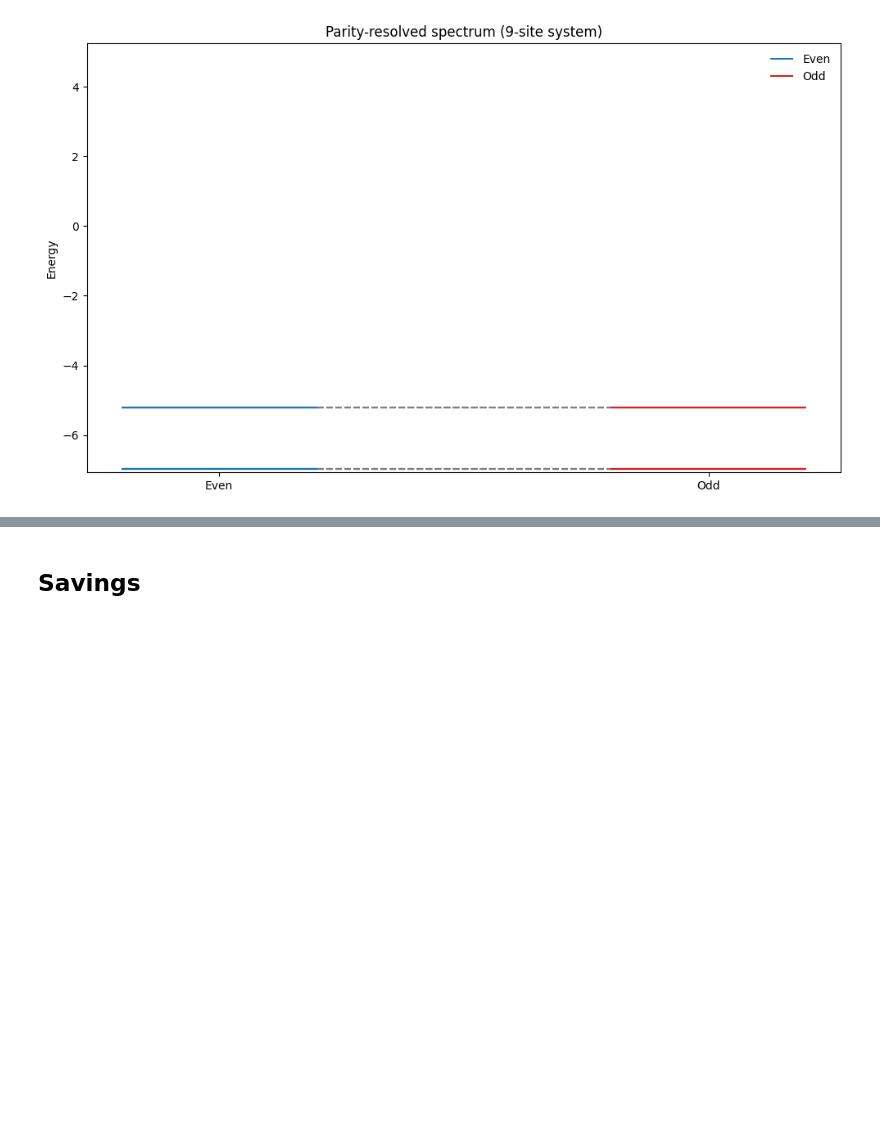
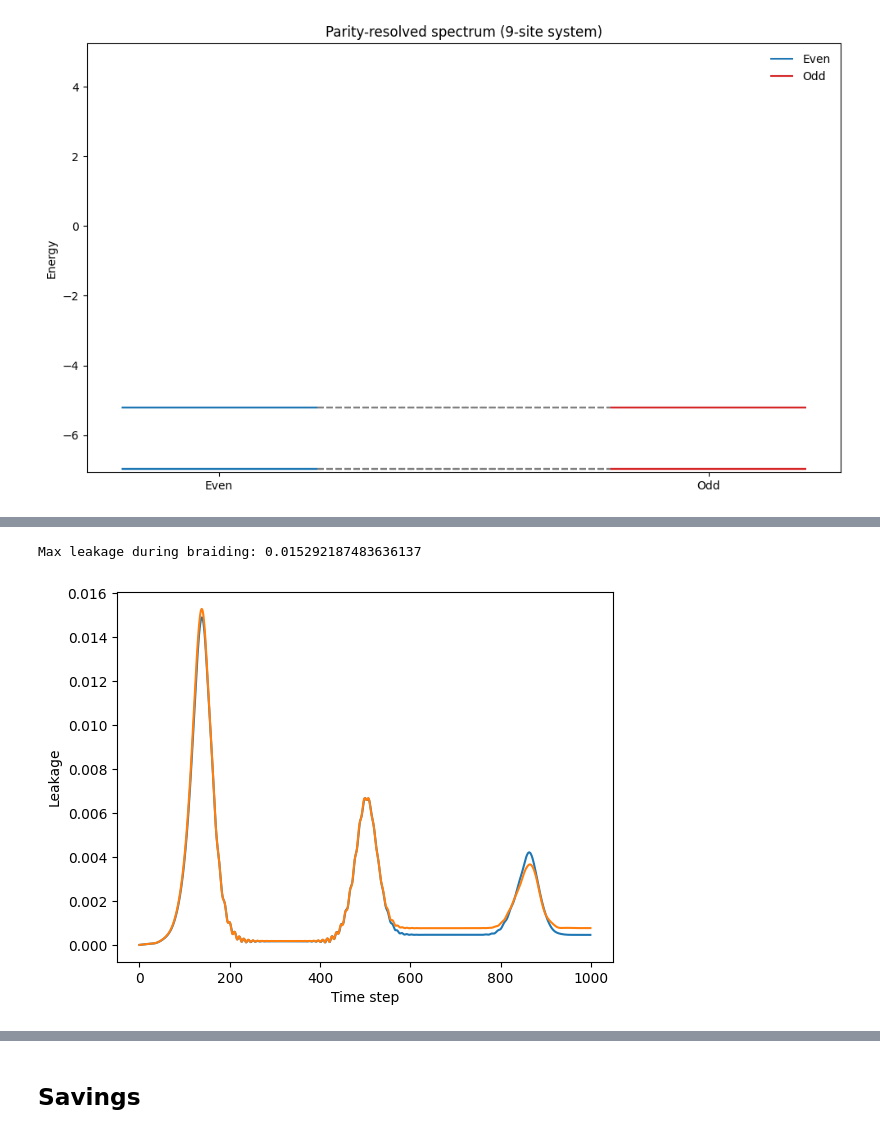
Before and after one commit to hishemok/MasterThesis, a Jupyter notebook: src/braiding/braiding.ipynb, the cells around one changed output, grey strips where cells are left out. Saved outputs shown, nothing was run; the diff lists cells and outputs as text; code cells hidden in the pictures; blank space fills up the shorter version.

Commit message:
we did a braiding modasoka

```diff
--- a/src/braiding/braiding.ipynb
+++ b/src/braiding/braiding.ipynb
@@ -652,10 +527,0 @@ def time_evolution(Total_time, n_steps, params, t_coup_max, Delta_coup_max, eps_
-# %%
-T_total = 300
-n_steps = 1000
-t_coup_max = 1#t_couple[0]/10
-Delta_coup_max = 1#delta_couple[0]/10
-eps_detune_max = 1.1
-lower_bound = 8
-
-
-eigvals, eigvecs, time_array, coupling_pulses = time_evolution(T_total, n_steps, pars, t_coup_max, Delta_coup_max, eps_detune_max, operators, lower_bound=lower_bound)
@@ -902,0 +528,59 @@ Target eigenphases: [-0.78493938 -0.78493938 -0.78487526 -0.78487526  0.78483829
+# %%
+from scipy.linalg import expm
+import numpy as np
+
+def check_adiabatic_leakage(time_array,eigvals,eigvecs,cutoff):
+    """
+    Checks leakage out of instantaneous ground space.
+
+    Returns:
+        leakages[t, a] = leakage of initial ground state a at time t
+    """
+
+    dt = time_array[1] - time_array[0]
+    dim = eigvecs.shape[1]
+    Ng = cutoff
+
+    # Initial ground states
+    psi0 = eigvecs[0][:, :Ng]
+
+    # Identity
+    I = np.eye(dim)
+
+    # Storage
+    leakages = np.zeros((len(time_array), Ng))
+
+    # Evolve each ground state independently
+    for a in range(Ng):
+        psi = psi0[:, a].copy()
+
+        for t in range(len(time_array)):
+            # Instantaneous ground projector
+            Phi_t = eigvecs[t][:, :Ng]
+            #Remove 1st excited state from projector
+
+            P0 = Phi_t @ Phi_t.conj().T
+
+            # Leakage
+            leak = np.linalg.norm((I - P0) @ psi)
+            leakages[t, a] = leak
+
+            # Time evolve (except last step)
+            if t < len(time_array) - 1:
+                H_diag = np.diag(eigvals[t])
+                U_dt = expm(-1j * H_diag * dt)
+                psi = eigvecs[t] @ (U_dt @ (eigvecs[t].conj().T @ psi))
+
+    return leakages
+
+leakages = check_adiabatic_leakage(time_array, eigvals, eigvecs, cutoff=2)
+print("Max leakage during braiding:", np.max(leakages))
+
+plt.plot(leakages)
+# plt.yscale("log")
+plt.xlabel("Time step")
+plt.ylabel("Leakage")
+plt.show()
+# %% [output]
+Max leakage during braiding: 0.015292187483636137
+[figure, added]
```
Also changed, not shown: parts of 17 cells of this notebook.
